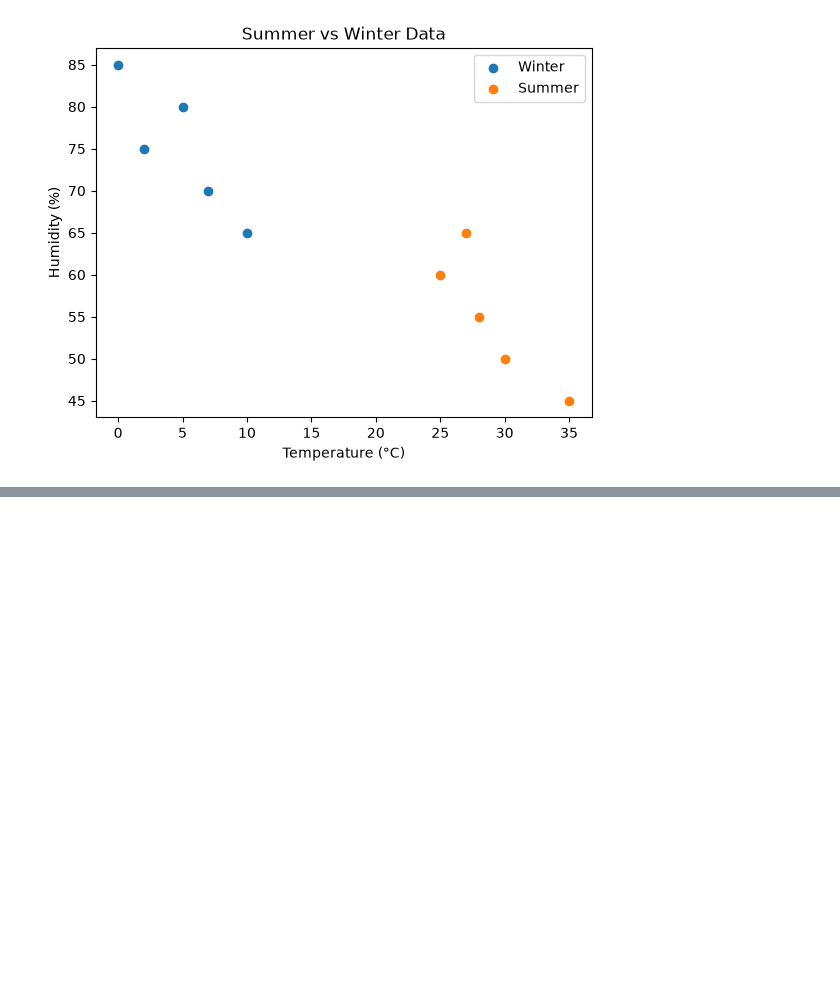
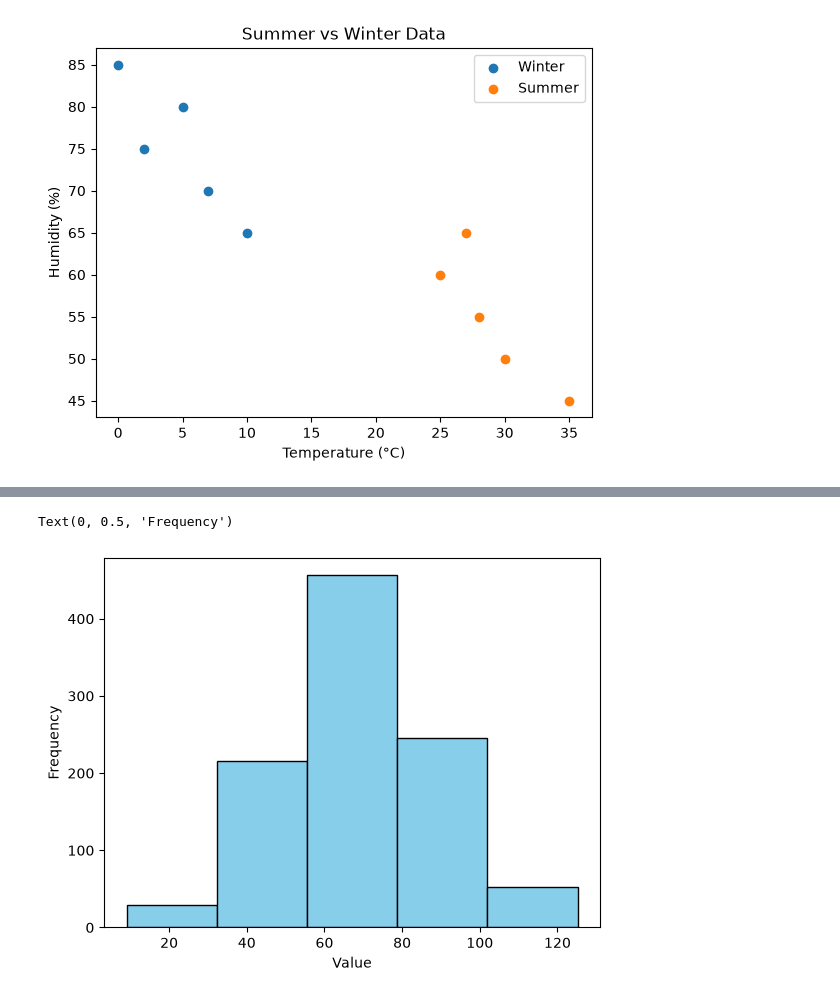
Before and after one commit to HiteshKadam/apna_college_datascience, a Jupyter notebook: Anaconda/data_visualization.ipynb, the cells around one changed output, grey strips where cells are left out. Cells and saved outputs as stored; diff of their text form; code cells hidden in the pictures; blank space fills up the shorter version.

Commit message:
Data Visualization 4

```diff
--- a/Anaconda/data_visualization.ipynb
+++ b/Anaconda/data_visualization.ipynb
@@ -169,0 +170,12 @@ plt.show()
+# %%
+# Histogram
+np.random.seed(0)
+
+data = np.random.normal(70,20,1000)
+
+plt.hist(data, color="skyblue", edgecolor="black", bins=5)
+plt.xlabel("Value")
+plt.ylabel("Frequency")
+# %% [output]
+Text(0, 0.5, 'Frequency')
+[figure, added]
```
Also changed, not shown: parts of 3 cells of this notebook.
